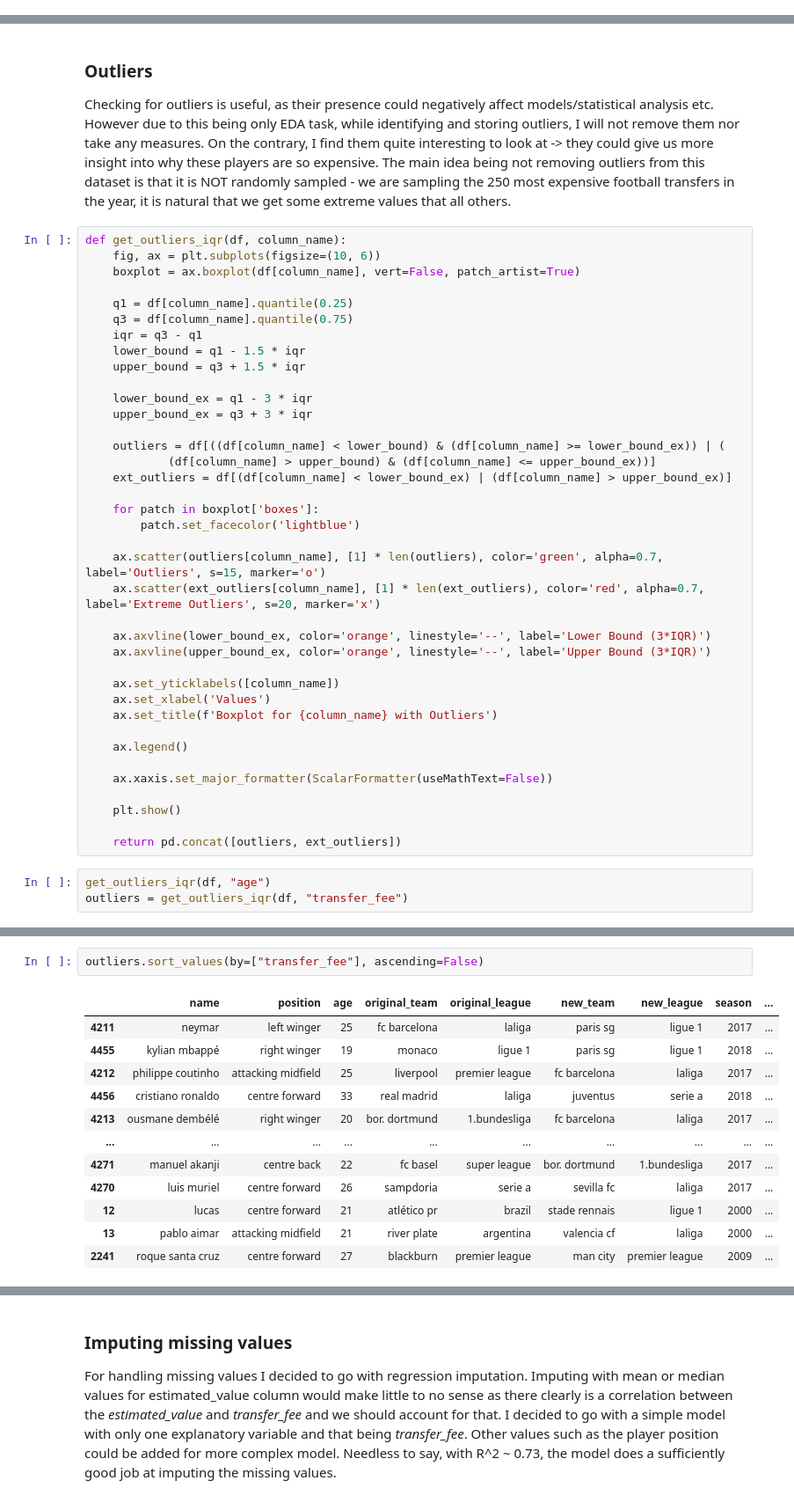
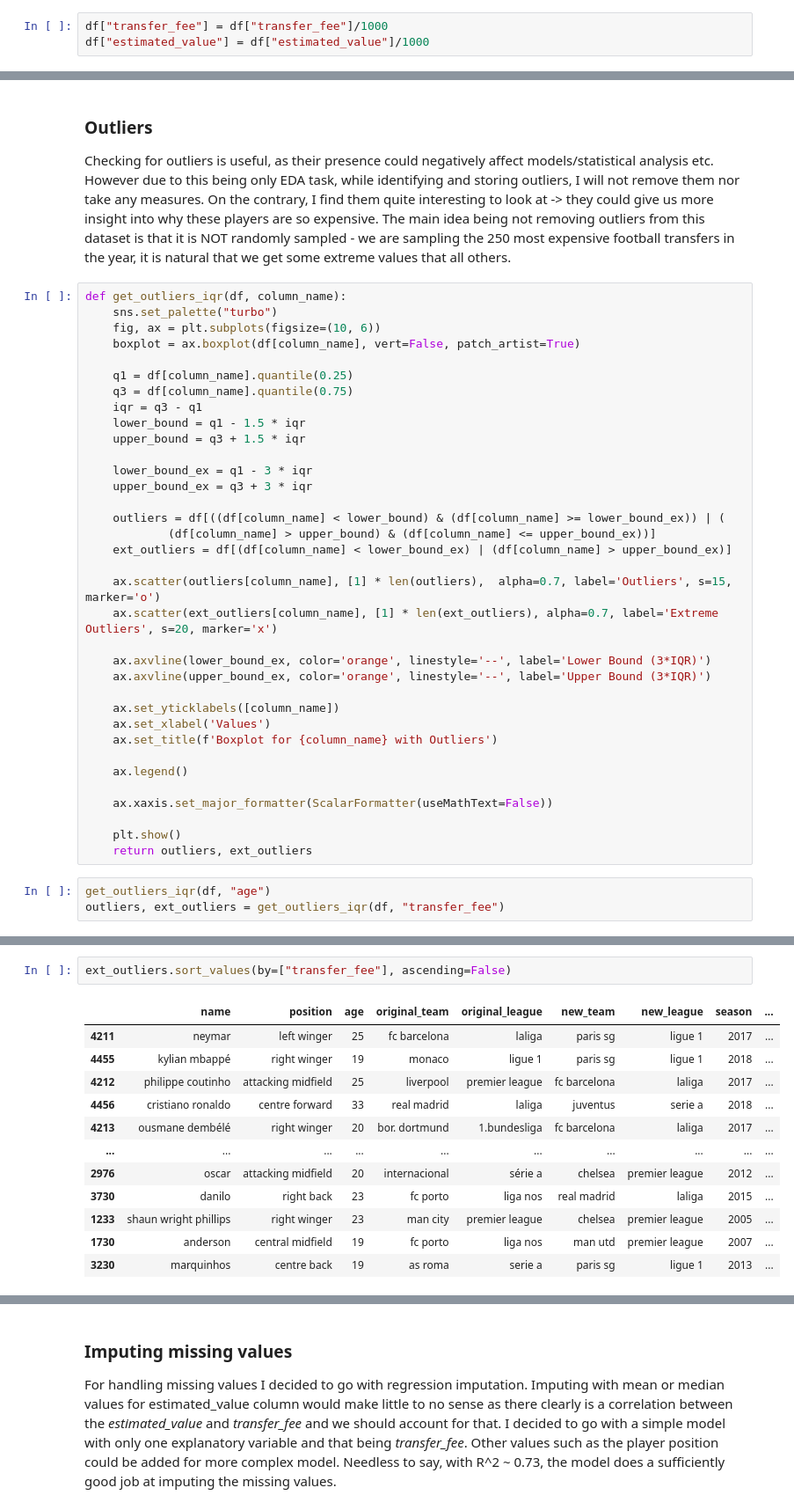
Before and after one commit to balooooooooo/football-transfers-eda, a Jupyter notebook: football_transfers.ipynb, the cells around one changed output, grey strips where cells are left out. Shown at 88% size. Saved outputs shown, nothing was run; the diff lists cells and outputs as text.

```diff
--- a/football_transfers.ipynb
+++ b/football_transfers.ipynb
@@ -52,3 +59,6 @@ df.head()
+# %%
+df["transfer_fee"] = df["transfer_fee"]/1000
+df["estimated_value"] = df["estimated_value"]/1000
 # %% [markdown]
 ### Validating text columns
 First I want to check all the text columns and try to find possible typos which could lead to duplicities. For this I will use difflib function get_close_matches, which will be able to return similar enough cases and should cover typos and mistranslations.
@@ -254,6 +255,7 @@ However due to this being only EDA task, while identifying and storing outliers,
 The main idea being not removing outliers from this dataset is that it is NOT randomly sampled - we are sampling the 250 most expensive football transfers in the year, it is natural that we get some extreme values that  all others.
 # %%
 def get_outliers_iqr(df, column_name):
+    sns.set_palette("turbo")
     fig, ax = plt.subplots(figsize=(10, 6))
     boxplot = ax.boxplot(df[column_name], vert=False, patch_artist=True)
 
@@ -270,11 +272,8 @@ def get_outliers_iqr(df, column_name):
             (df[column_name] > upper_bound) & (df[column_name] <= upper_bound_ex))]
     ext_outliers = df[(df[column_name] < lower_bound_ex) | (df[column_name] > upper_bound_ex)]
 
-    for patch in boxplot['boxes']:
-        patch.set_facecolor('lightblue')
-
-    ax.scatter(outliers[column_name], [1] * len(outliers), color='green', alpha=0.7, label='Outliers', s=15, marker='o')
-    ax.scatter(ext_outliers[column_name], [1] * len(ext_outliers), color='red', alpha=0.7, label='Extreme Outliers', s=20, marker='x')
+    ax.scatter(outliers[column_name], [1] * len(outliers),  alpha=0.7, label='Outliers', s=15, marker='o')
+    ax.scatter(ext_outliers[column_name], [1] * len(ext_outliers), alpha=0.7, label='Extreme Outliers', s=20, marker='x')
 
     ax.axvline(lower_bound_ex, color='orange', linestyle='--', label='Lower Bound (3*IQR)')
     ax.axvline(upper_bound_ex, color='orange', linestyle='--', label='Upper Bound (3*IQR)')
@@ -288,9 +287,8 @@ def get_outliers_iqr(df, column_name):
     ax.xaxis.set_major_formatter(ScalarFormatter(useMathText=False))
 
     plt.show()
-
-    return pd.concat([outliers, ext_outliers])
+    return outliers, ext_outliers
 # %%
 get_outliers_iqr(df, "age")
-outliers = get_outliers_iqr(df, "transfer_fee")
+outliers, ext_outliers = get_outliers_iqr(df, "transfer_fee")
 # %% [output]
@@ -299,15 +297,15 @@ outliers = get_outliers_iqr(df, "transfer_fee")
 # %%
-outliers.sort_values(by=["transfer_fee"], ascending=False)
+ext_outliers.sort_values(by=["transfer_fee"], ascending=False)
 # %% [output]
 |  | name | position | age | original_team | original_league | new_team | new_league | season | ... |
 | 4211 | neymar | left winger | 25 | fc barcelona | laliga | paris sg | ligue 1 | 2017 | ... |
 | 4455 | kylian mbappé | right winger | 19 | monaco | ligue 1 | paris sg | ligue 1 | 2018 | ... |
 | 4212 | philippe coutinho | attacking midfield | 25 | liverpool | premier league | fc barcelona | laliga | 2017 | ... |
 | 4456 | cristiano ronaldo | centre forward | 33 | real madrid | laliga | juventus | serie a | 2018 | ... |
 | 4213 | ousmane dembélé | right winger | 20 | bor. dortmund | 1.bundesliga | fc barcelona | laliga | 2017 | ... |
 | ... | ... | ... | ... | ... | ... | ... | ... | ... | ... |
-| 4271 | manuel akanji | centre back | 22 | fc basel | super league | bor. dortmund | 1.bundesliga | 2017 | ... |
-| 4270 | luis muriel | centre forward | 26 | sampdoria | serie a | sevilla fc | laliga | 2017 | ... |
-| 12 | lucas | centre forward | 21 | atlético pr | brazil | stade rennais | ligue 1 | 2000 | ... |
-| 13 | pablo aimar | attacking midfield | 21 | river plate | argentina | valencia cf | laliga | 2000 | ... |
-| 2241 | roque santa cruz | centre forward | 27 | blackburn | premier league | man city | premier league | 2009 | ... |
+| 2976 | oscar | attacking midfield | 20 | internacional | série a | chelsea | premier league | 2012 | ... |
+| 3730 | danilo | right back | 23 | fc porto | liga nos | real madrid | laliga | 2015 | ... |
+| 1233 | shaun wright phillips | right winger | 23 | man city | premier league | chelsea | premier league | 2005 | ... |
+| 1730 | anderson | central midfield | 19 | fc porto | liga nos | man utd | premier league | 2007 | ... |
+| 3230 | marquinhos | centre back | 19 | as roma | serie a | paris sg | ligue 1 | 2013 | ... |
```
Also changed, not shown: parts of 33 cells of this notebook.
